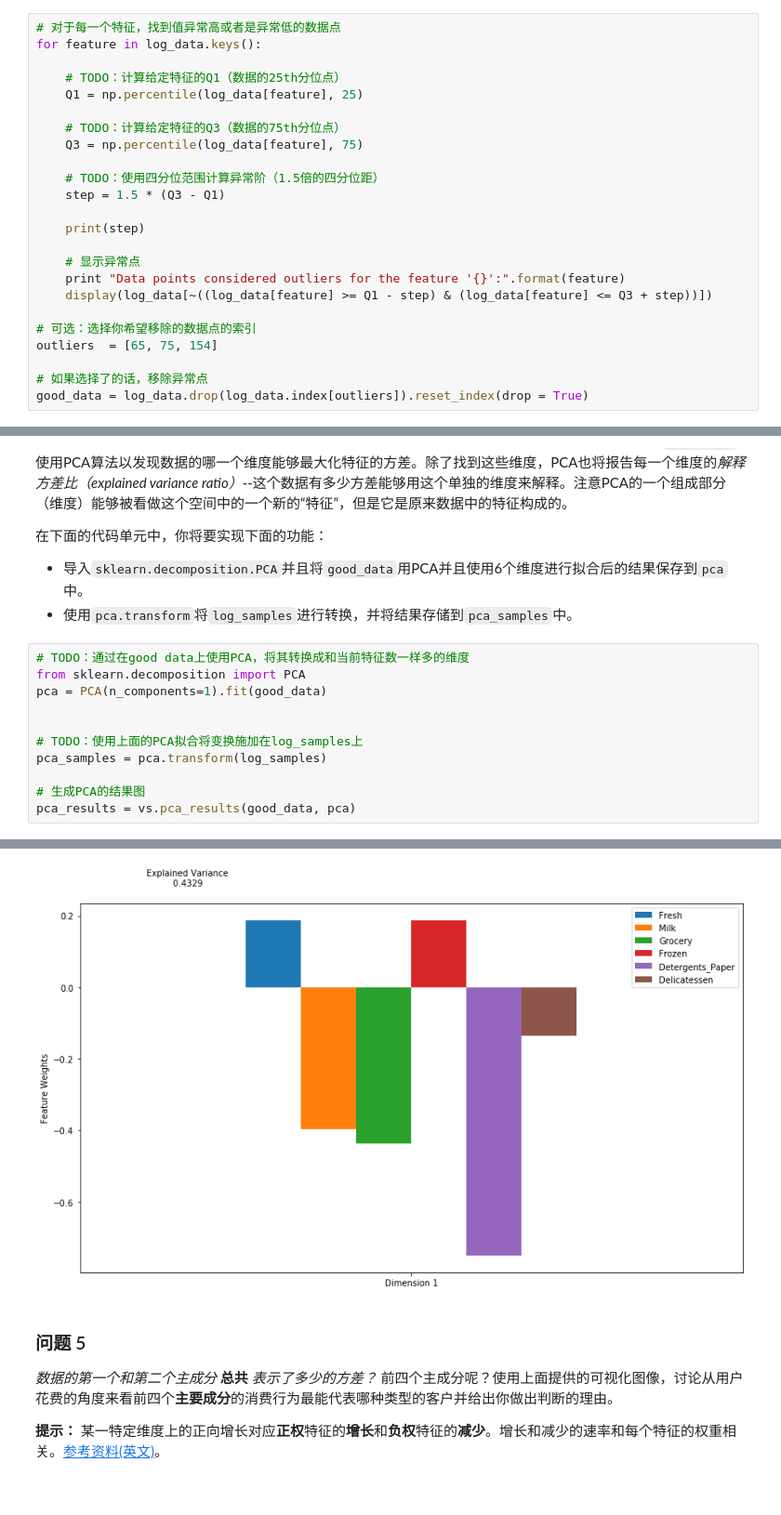
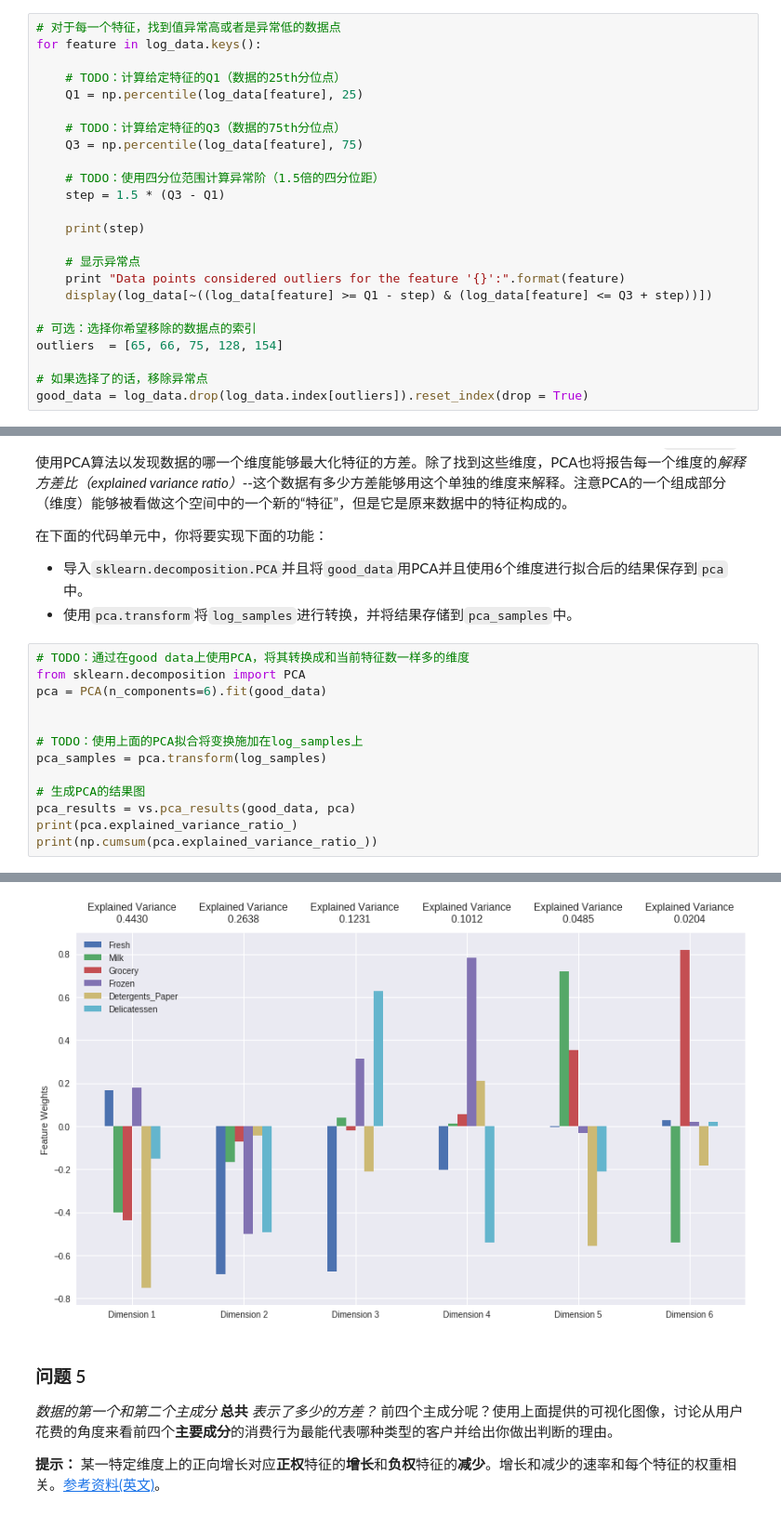
Before and after one commit to Meirtz/creating_customer_segments, a Jupyter notebook: customer_segments.ipynb, the cells around one changed output, grey strips where cells are left out. Shown: that part at 93% size. Saved outputs shown, nothing was run; the diff lists cells and outputs as text.

```diff
--- a/customer_segments.ipynb
+++ b/customer_segments.ipynb
@@ -201,7 +214,7 @@ for feature in log_data.keys():
     display(log_data[~((log_data[feature] >= Q1 - step) & (log_data[feature] <= Q3 + step))])
 
 # 可选：选择你希望移除的数据点的索引
-outliers  = [65, 75, 154]
+outliers  = [65, 66, 75, 128, 154]
 
 # 如果选择了的话，移除异常点
 good_data = log_data.drop(log_data.index[outliers]).reset_index(drop = True)
@@ -291,7 +304,7 @@ Data points considered outliers for the feature 'Delicatessen':
 # %%
 # TODO：通过在good data上使用PCA，将其转换成和当前特征数一样多的维度
 from sklearn.decomposition import PCA
-pca = PCA(n_components=1).fit(good_data)
+pca = PCA(n_components=6).fit(good_data)
 
 
 # TODO：使用上面的PCA拟合将变换施加在log_samples上
@@ -299,4 +312,6 @@ pca_samples = pca.transform(log_samples)
 
 # 生成PCA的结果图
 pca_results = vs.pca_results(good_data, pca)
+print(pca.explained_variance_ratio_)
+print(np.cumsum(pca.explained_variance_ratio_))
 # %% [output]
@@ -303,4 +320,4 @@ pca_results = vs.pca_results(good_data, pca)
-[figure, old version]
+[figure, new version]
 # %% [markdown]
 ### 问题 5
 *数据的第一个和第二个主成分* **总共** *表示了多少的方差？*  前四个主成分呢？使用上面提供的可视化图像，讨论从用户花费的角度来看前四个**主要成分**的消费行为最能代表哪种类型的客户并给出你做出判断的理由。
```
Also changed, not shown: parts of 24 cells of this notebook, 1 other file.
